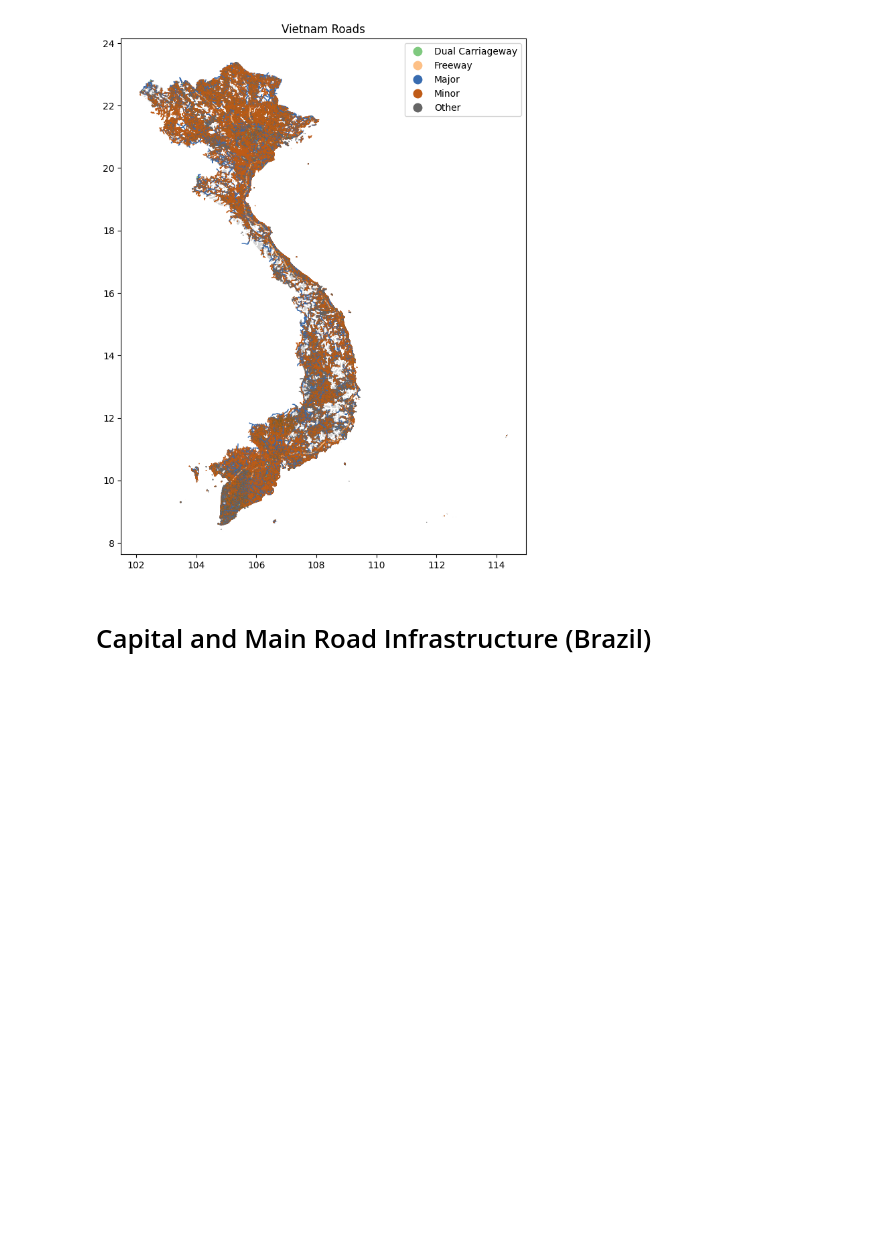
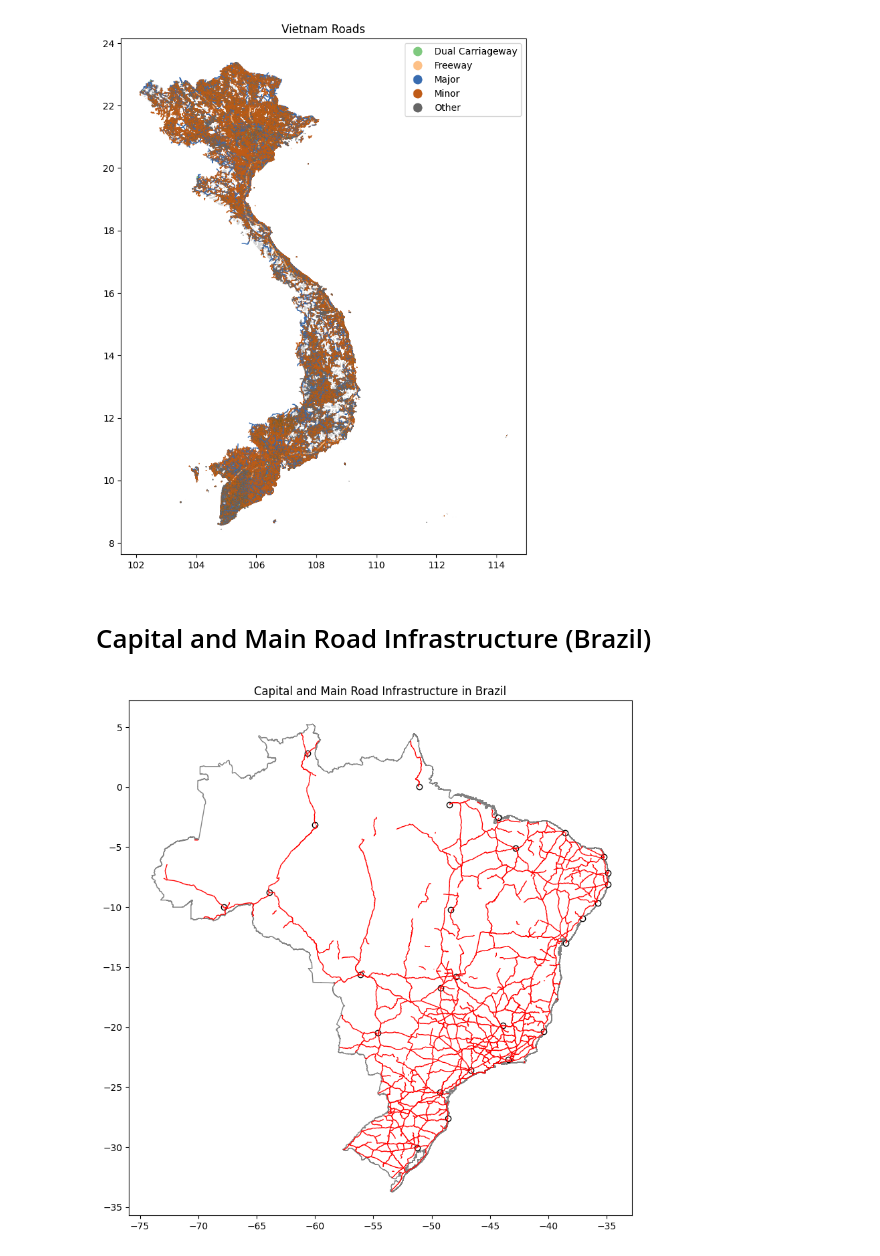
Before and after one commit to riane-casumlum/problem-set-2, a Jupyter notebook: problem-set-2.ipynb, the cells around one changed output. Drawn from its saved outputs; the diff is of its cells as text; code cells hidden in the pictures; blank space fills up the shorter version.

```diff
--- a/problem-set-2.ipynb
+++ b/problem-set-2.ipynb
@@ -425,3 +425,24 @@ plt.show()
 brazil_shp = gpd.read_file(brazil + "//Data//GIS_data//outline//outline_mainland_only_prj.shp")
 brazil_roads = gpd.read_file(brazil + "//Data//GIS_data//roads//2010//highways_2010_prj.shp")
 brazil_city = gpd.read_file(brazil + "//Data//GIS_data//cities//brazil_capital_cities_prj.shp")
+# %%
+# Plotting road on base map
+brazil_proj = brazil_shp.to_crs(epsg=4326)
+brazil_roads_proj = brazil_roads.to_crs(epsg=4326)
+brazil_city_proj = brazil_city.to_crs(epsg=4326)
+
+fig, ax = plt.subplots(figsize=(10, 10))
+
+# Base map
+brazil_proj.plot(ax=ax, edgecolor='gray', facecolor='white')
+
+# Road types
+brazil_roads.plot(ax=ax, edgecolor='red', linewidth=1)
+
+# Capital
+brazil_city_proj.plot(ax=ax, edgecolor='black', facecolor='white')
+
+ax.set_title('Capital and Main Road Infrastructure in Brazil')
+plt.show()
+# %% [output]
+[figure, added]
```
